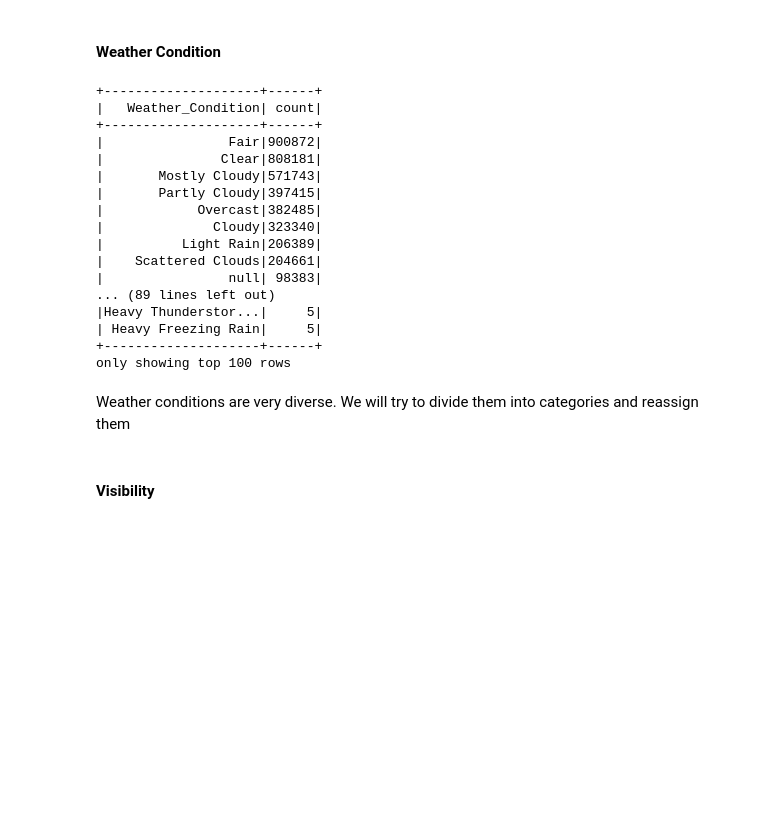
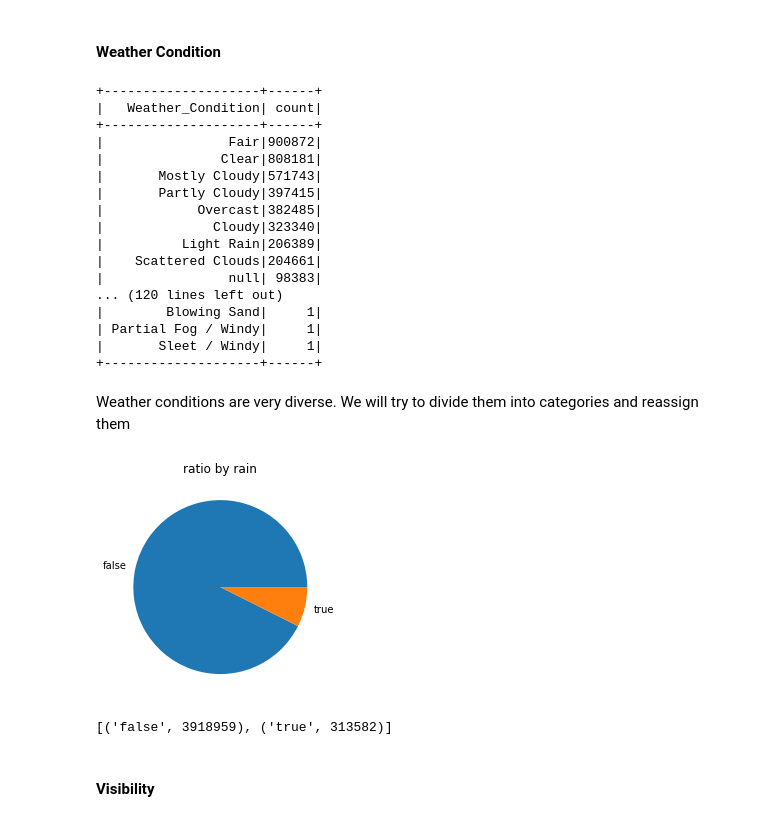
Before and after one commit to glebgalkin/SOEN471Winter, a Jupyter notebook: US Accidents technical analysis and regression.ipynb, the cells around one changed output. Saved outputs shown, nothing was run; the diff lists cells and outputs as text; code cells hidden in the pictures; blank space fills up the shorter version.

```diff
--- a/US Accidents technical analysis and regression.ipynb
+++ b/US Accidents technical analysis and regression.ipynb
@@ -125,7 +125,7 @@ root_accidents_data = root_accidents_data.withColumn('year', sql_func.date_forma
     .withColumn('year', col('year').cast(IntegerType()))
 root_accidents_data = root_accidents_data.withColumn('month', sql_func.date_format(root_accidents_data.Start_Time, 'M'))\
     .withColumn('month', col('month').cast(IntegerType()))
-root_accidents_data = root_accidents_data.withColumn('day', sql_func.date_format(root_accidents_data.Start_Time, 'd'))\
+root_accidents_data = root_accidents_data.withColumn('day', sql_func.date_format(root_accidents_data.Start_Time, 'D'))\
     .withColumn('day', col('day').cast(IntegerType()))
 root_accidents_data = root_accidents_data.withColumn('hour_minutes', \
     sql_func.date_format(root_accidents_data.Start_Time, 'H')*60 + sql_func.date_format(root_accidents_data.Start_Time, 'm'))
@@ -158,7 +158,7 @@ separate EDA from data pre processing
 # %% [markdown]
 #### Weather Condition
 # %%
-root_accidents_data.groupBy('Weather_Condition').count().orderBy('count', ascending=False).show(100)
+root_accidents_data.groupBy('Weather_Condition').count().orderBy('count', ascending=False).show(200)
 # %% [output]
 +--------------------+------+
 |   Weather_Condition| count|
@@ -172,10 +172,10 @@ root_accidents_data.groupBy('Weather_Condition').count().orderBy('count', ascend
 |          Light Rain|206389|
 |    Scattered Clouds|204661|
 |                null| 98383|
-... (89 lines left out)
-|Heavy Thunderstor...|     5|
-| Heavy Freezing Rain|     5|
+... (120 lines left out)
+|        Blowing Sand|     1|
+| Partial Fog / Windy|     1|
+|       Sleet / Windy|     1|
 +--------------------+------+
-only showing top 100 rows
 # %% [markdown]
 Weather conditions are very diverse. We will try to divide them into categories and reassign them
@@ -188,3 +182,67 @@ Weather conditions are very diverse. We will try to divide them into categories
+# %%
+weather_df = root_accidents_data.withColumn('fair', \
+                                         when(col("Weather_Condition").contains('Fair'), lit(True))\
+                                        .when(col("Weather_Condition").contains('Clear'), lit(True))\
+                                        .when(col("Weather_Condition").contains('Scattered Clouds'), lit(True))\
+                                        .when(col("Weather_Condition").contains('Fair / Windy'), lit(True))\
+                                        .otherwise(False))
+
+weather_df = weather_df.withColumn('clouds', \
+                                         when(col("Weather_Condition").contains('Cloudy'), lit(True))\
+                                        .when(col("Weather_Condition").contains('Clouds'), lit(True))\
+                                        .when(col("Weather_Condition").contains('Overcast'), lit(True))\
+                                        .otherwise(False))
+weather_df = weather_df.withColumn('dark_clouds', \
+                                         when(col("Weather_Condition").contains('Mostly Cloudy'), lit(True))\
+                                        .when(col("Weather_Condition").contains('Overcast'), lit(True))\
+                                        .when(col("Weather_Condition").contains('Funnel Cloud'), lit(True))\
+                                        .otherwise(False))
+
+weather_df = weather_df.withColumn('fog', \
+                                         when(col("Weather_Condition").contains('Haze'), lit(True))\
+                                        .when(col("Weather_Condition").contains('Fog'), lit(True))\
+                                        .when(col("Weather_Condition").contains('Smoke'), lit(True))\
+                                        .when(col("Weather_Condition").contains('Mist'), lit(True))\
+                                        .when(col("Weather_Condition").contains('Dust'), lit(True))\
+                                        .when(col("Weather_Condition").contains('Sand'), lit(True))\
+                                        .when(col("Weather_Condition").contains('Ash'), lit(True))\
+                                        .otherwise(False))
+
+weather_df = weather_df.withColumn('rain', \
+                                         when(col("Weather_Condition").contains('Drizzle'), lit(True))\
+                                        .when(col("Weather_Condition").contains('Rain'), lit(True))\
+                                        .otherwise(False))
+weather_df = weather_df.withColumn('heavy_rain', \
+                                         when(col("Weather_Condition").contains('Heavy Rain'), lit(True))\
+                                        .when(col("Weather_Condition").contains('T-Storm'), lit(True))\
+                                        .when(col("Weather_Condition").contains('Thunderstorm'), lit(True))\
+                                        .when(col("Weather_Condition").contains('Thunder'), lit(True))\
+                                        .when(col("Weather_Condition").contains('Storm'), lit(True))\
+                                        .when(col("Weather_Condition").contains('Heavy Drizzle'), lit(True))\
+                                        .when(col("Weather_Condition").contains('Tornado'), lit(True))\
+                                        .otherwise(False))
+
+
+weather_df = weather_df.withColumn('snow', \
+                                         when(col("Weather_Condition").contains('Snow'), lit(True))\
+                                        .when(col("Weather_Condition").contains('Wintry'), lit(True))\
+                                        .when(col("Weather_Condition").contains('Ice'), lit(True))\
+                                        .when(col("Weather_Condition").contains('Sleet'), lit(True))\
+                                        .when(col("Weather_Condition").contains('Hail'), lit(True))\
+                                        .when(col("Weather_Condition").contains('Snow Grains'), lit(True))\
+                                        .otherwise(False))
+weather_df = weather_df.withColumn('heavy_snow', \
+                                         when(col("Weather_Condition").contains('Freezing'), lit(True))\
+                                        .when(col("Weather_Condition").contains('Heavy Snow'), lit(True))\
+                                        .when(col("Weather_Condition").contains('Heavy Sleet'), lit(True))\
+                                        .when(col("Weather_Condition").contains('Heavy Ice'), lit(True))\
+                                        .otherwise(False))
+root_accidents_data = weather_df
+#windy entries are not considered, given that wind is already well covered in wind_direction and wind_speed
+display_piechart_of_column(weather_df, 'rain')
+# %% [output]
+[figure, added]
+[('false', 3918959), ('true', 313582)]
 # %% [markdown]
 #### Visibility
 # %%
```
Also changed, not shown: parts of 6 cells of this notebook.
